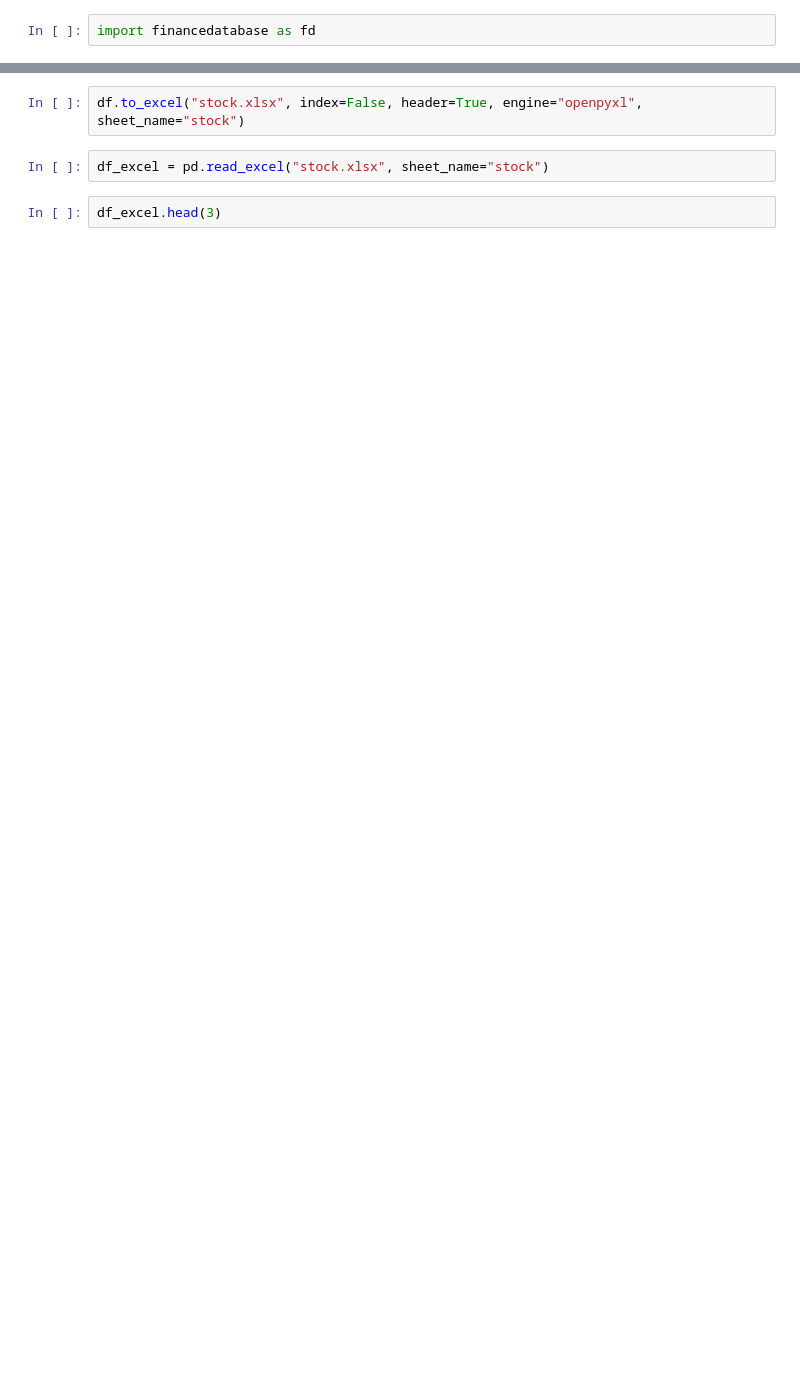
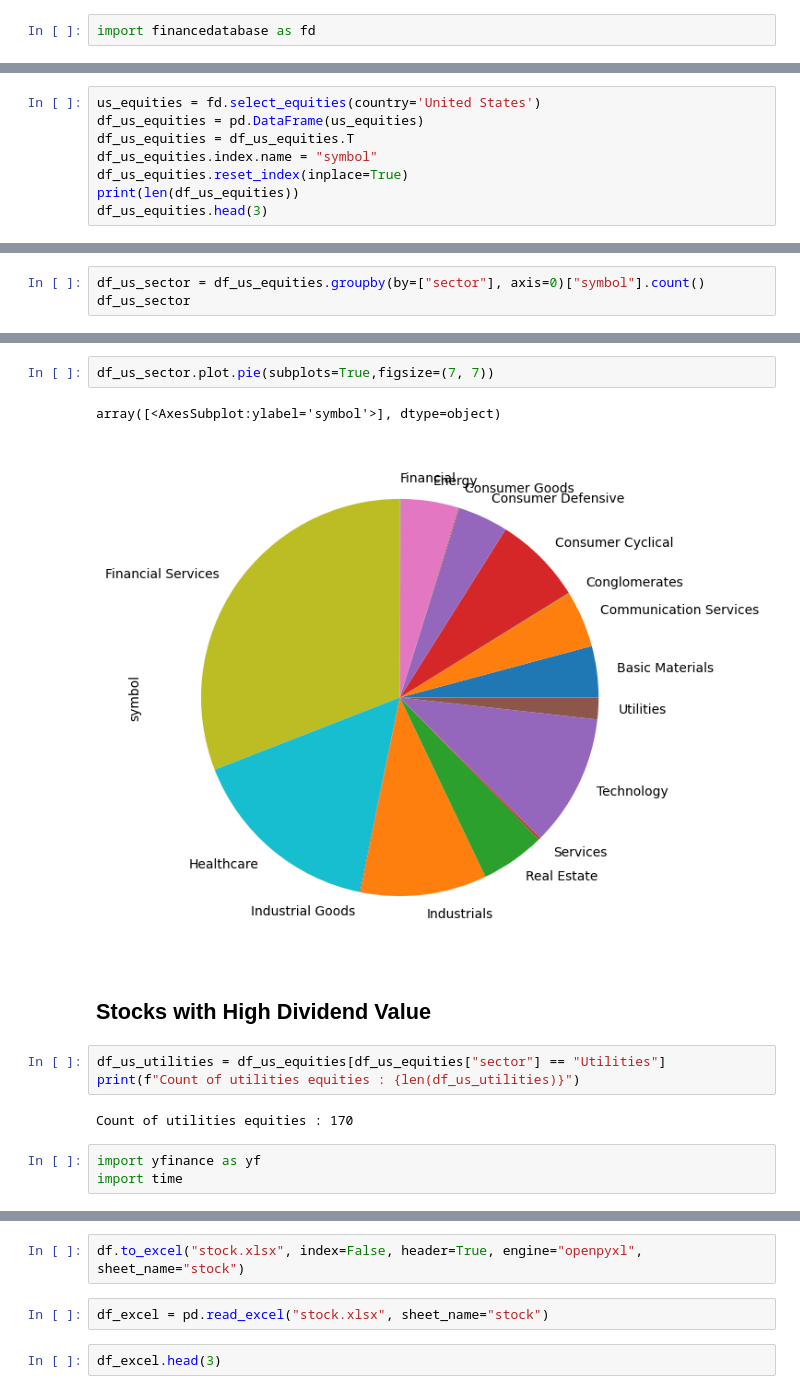
Before and after one commit to alpha2phi-platform/alphalib, a Jupyter notebook: 01a_databaset.ipynb, the cells around one changed output, grey strips where cells are left out. Drawn from its saved outputs; the diff is of its cells as text; blank space fills up the shorter version.

```diff
--- a/01a_databaset.ipynb
+++ b/01a_databaset.ipynb
@@ -59,0 +207,8 @@ df.head(3)
+# %%
+us_equities = fd.select_equities(country='United States')
+df_us_equities = pd.DataFrame(us_equities)
+df_us_equities = df_us_equities.T
+df_us_equities.index.name = "symbol"
+df_us_equities.reset_index(inplace=True)
+print(len(df_us_equities))
+df_us_equities.head(3)
@@ -59,0 +223,3 @@ df.head(3)
+# %%
+df_us_sector = df_us_equities.groupby(by=["sector"], axis=0)["symbol"].count()
+df_us_sector
@@ -59,0 +245,15 @@ df.head(3)
+# %%
+df_us_sector.plot.pie(subplots=True,figsize=(7, 7))
+# %% [output]
+array([<AxesSubplot:ylabel='symbol'>], dtype=object)
+[figure, added]
+# %% [markdown]
+## Stocks with High Dividend Value
+# %%
+df_us_utilities = df_us_equities[df_us_equities["sector"] == "Utilities"]
+print(f"Count of utilities equities : {len(df_us_utilities)}")
+# %% [output]
+Count of utilities equities : 170
+# %%
+import yfinance as yf
+import time
```
Also changed, not shown: parts of 33 cells of this notebook.
